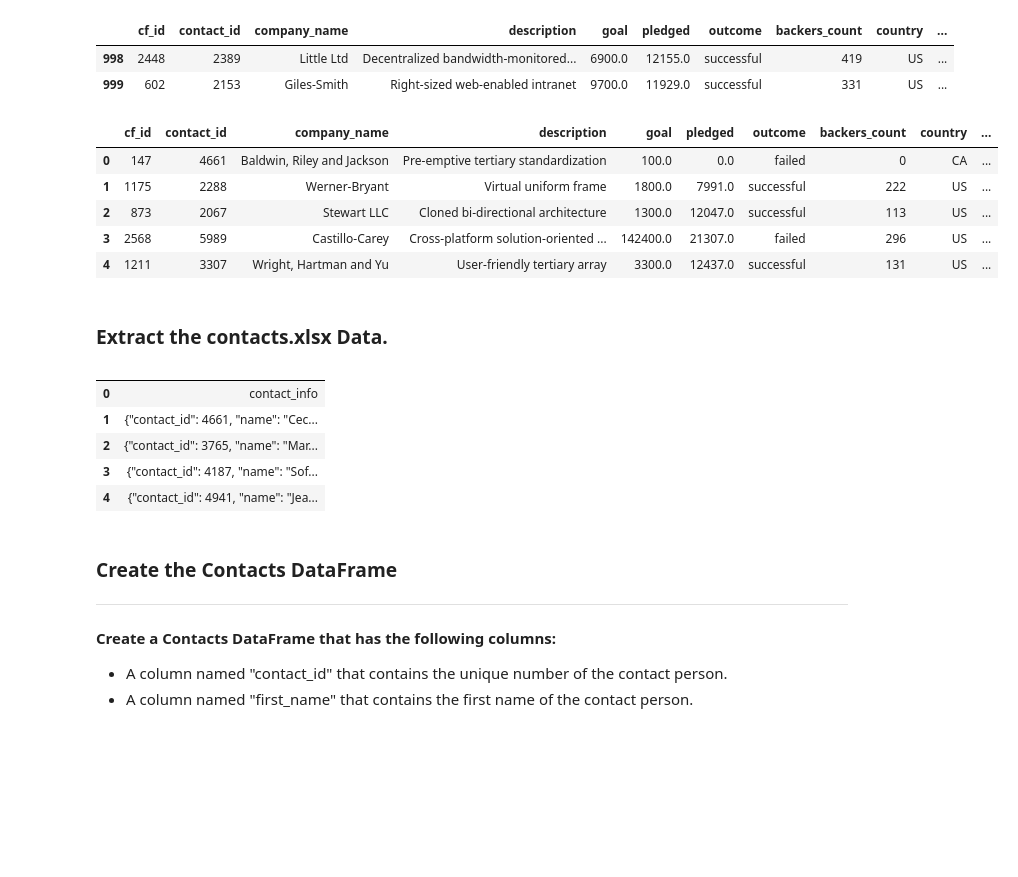
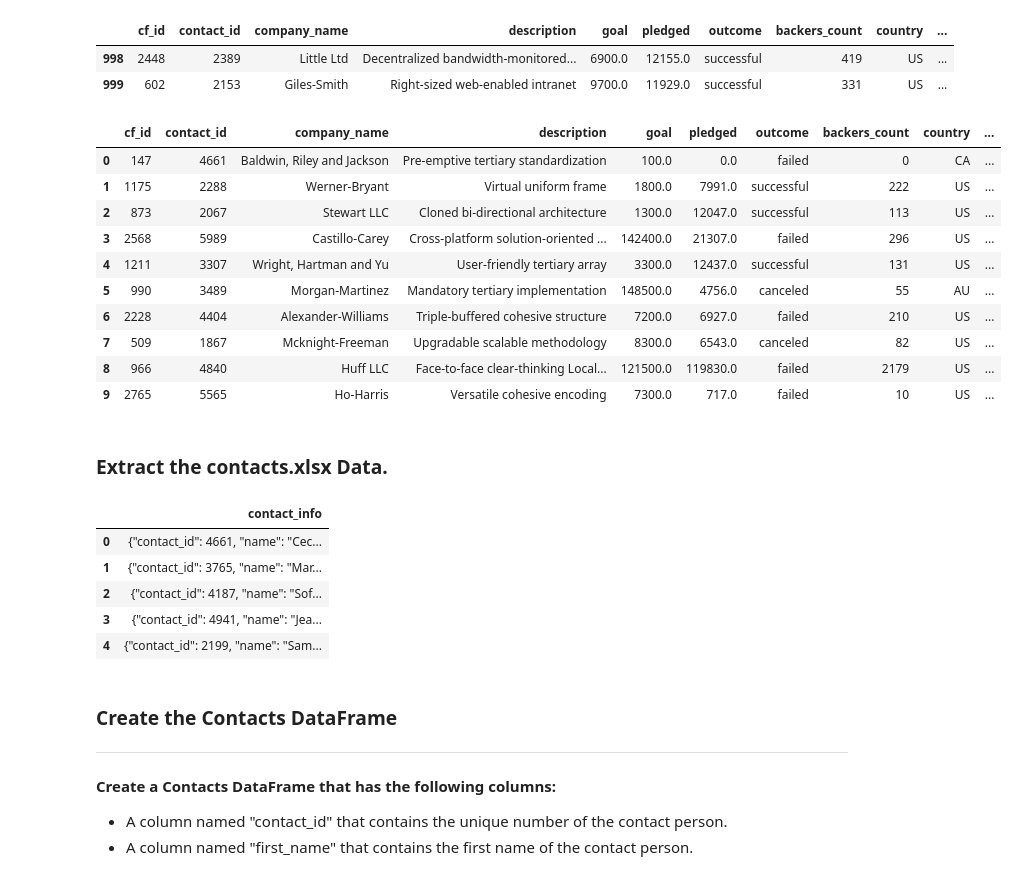
Before and after one commit to AnitaGj1/Crowdfunding_ETL, a Jupyter notebook: Starter_Files/ETL_Mini_Project_AGjurchinovska_JHeresi_NLollin_POkoth.ipynb.ipynb, the cells around one changed output. Saved outputs shown, nothing was run; the diff lists cells and outputs as text; code cells hidden in the pictures; blank space fills up the shorter version.

```diff
--- a/Starter_Files/ETL_Mini_Project_AGjurchinovska_JHeresi_NLollin_POk.ipynb.ipynb
+++ b/Starter_Files/ETL_Mini_Project_AGjurchinovska_JHeresi_NLollin_POkoth.ipynb.ipynb
@@ -313,16 +309,20 @@ campaign_merged_df.tail(2)
 | 999 | 602 | 2153 | Giles-Smith | Right-sized web-enabled intranet | 9700.0 | 11929.0 | successful | 331 | US | ... |
 # %%
 # Drop unwanted columns
-campaign_cleaned = campaign_merged_df[["cf_id", "contact_id", "company_name", "description", "goal", "pledged", "outcome",
-                              "backers_count", "country", "currency", "launched_date", "end_date", "category_id", "subcategory_id"]]
-campaign_cleaned.head()
+campaign_cleaned = campaign_merged_df[["cf_id", "contact_id", "company_name", "description", "goal","pledged", "outcome", "backers_count", "country", "currency", "launched_date", "end_date", "category_id", "subcategory_id"]]
+campaign_cleaned.head(10)
 # %% [output]
 |  | cf_id | contact_id | company_name | description | goal | pledged | outcome | backers_count | country | ... |
 | 0 | 147 | 4661 | Baldwin, Riley and Jackson | Pre-emptive tertiary standardization | 100.0 | 0.0 | failed | 0 | CA | ... |
 | 1 | 1175 | 2288 | Werner-Bryant | Virtual uniform frame | 1800.0 | 7991.0 | successful | 222 | US | ... |
 | 2 | 873 | 2067 | Stewart LLC | Cloned bi-directional architecture | 1300.0 | 12047.0 | successful | 113 | US | ... |
 | 3 | 2568 | 5989 | Castillo-Carey | Cross-platform solution-oriented ... | 142400.0 | 21307.0 | failed | 296 | US | ... |
 | 4 | 1211 | 3307 | Wright, Hartman and Yu | User-friendly tertiary array | 3300.0 | 12437.0 | successful | 131 | US | ... |
+| 5 | 990 | 3489 | Morgan-Martinez | Mandatory tertiary implementation | 148500.0 | 4756.0 | canceled | 55 | AU | ... |
+| 6 | 2228 | 4404 | Alexander-Williams | Triple-buffered cohesive structure | 7200.0 | 6927.0 | failed | 210 | US | ... |
+| 7 | 509 | 1867 | Mcknight-Freeman | Upgradable scalable methodology | 8300.0 | 6543.0 | canceled | 82 | US | ... |
+| 8 | 966 | 4840 | Huff LLC | Face-to-face clear-thinking Local... | 121500.0 | 119830.0 | failed | 2179 | US | ... |
+| 9 | 2765 | 5565 | Ho-Harris | Versatile cohesive encoding | 7300.0 | 717.0 | failed | 10 | US | ... |
 # %%
 # Export the DataFrame as a CSV file.
 campaign_cleaned.to_csv("Resources/campaign.csv", index=False)
@@ -330,15 +330,15 @@ campaign_cleaned.to_csv("Resources/campaign.csv", index=False)
 ### Extract the contacts.xlsx Data.
 # %%
 # Read the data into a Pandas DataFrame. Use the `header=2` parameter when reading in the data.
-contact_info_df = pd.read_excel('Resources/contacts.xlsx', header=2)
+contact_info_df = pd.read_excel('Resources/contacts.xlsx', header=3)
 contact_info_df.head()
 # %% [output]
-|  |  |
-| 0 | contact_info |
-| 1 | {"contact_id": 4661, "name": "Cec... |
-| 2 | {"contact_id": 3765, "name": "Mar... |
-| 3 | {"contact_id": 4187, "name": "Sof... |
-| 4 | {"contact_id": 4941, "name": "Jea... |
+|  | contact_info |
+| 0 | {"contact_id": 4661, "name": "Cec... |
+| 1 | {"contact_id": 3765, "name": "Mar... |
+| 2 | {"contact_id": 4187, "name": "Sof... |
+| 3 | {"contact_id": 4941, "name": "Jea... |
+| 4 | {"contact_id": 2199, "name": "Sam... |
 # %% [markdown]
 ### Create the Contacts DataFrame
 ---
```
Also changed, not shown: parts of 11 cells of this notebook.
